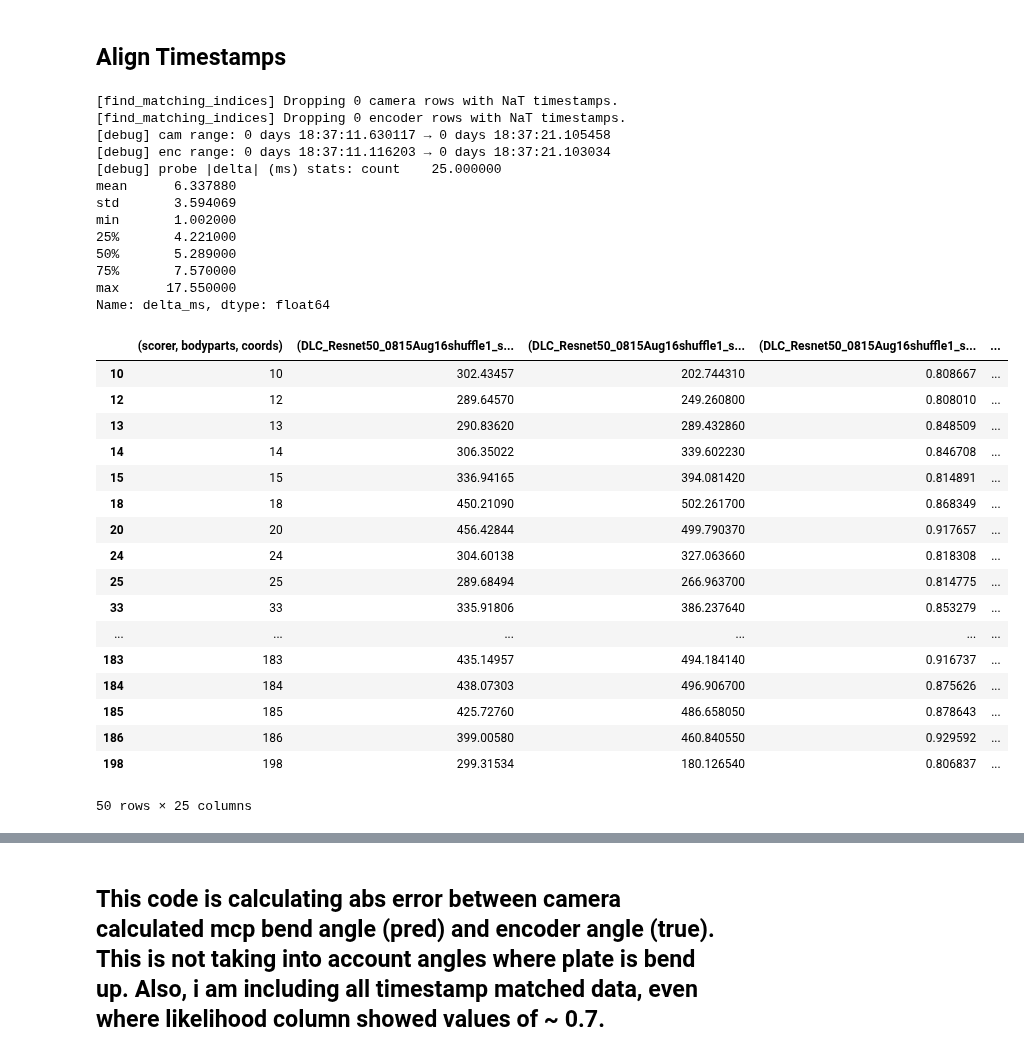
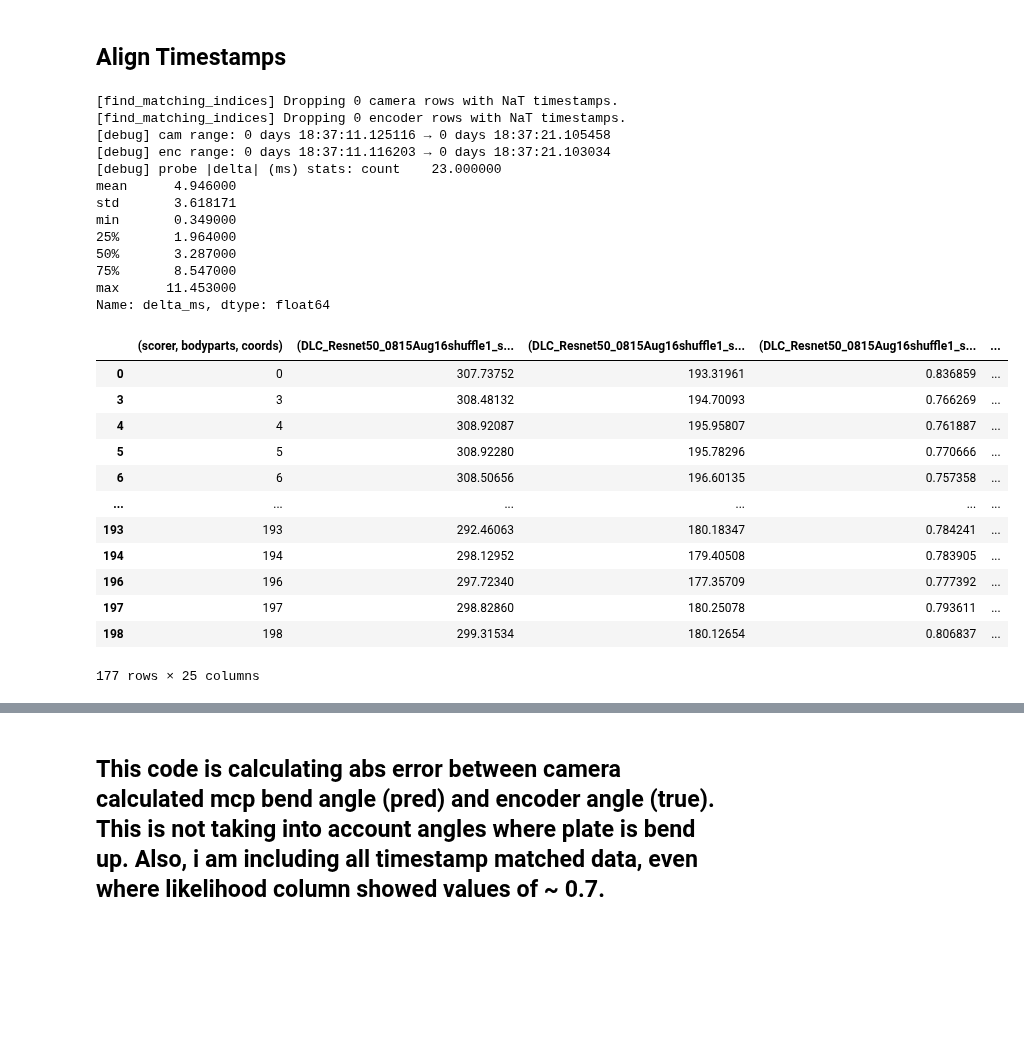
Before and after one commit to neuralengatberkeley/Strain-Sensor-, a Jupyter notebook: Code/analysis/camera_encoder_cal.ipynb, the cells around one changed output, grey strips where cells are left out. Saved outputs shown, nothing was run; the diff lists cells and outputs as text; code cells hidden in the pictures; blank space fills up the shorter version.

```diff
--- a/Code/analysis/camera_encoder_cal.ipynb
+++ b/Code/analysis/camera_encoder_cal.ipynb
@@ -58,15 +56,15 @@ cam.add_dataframe(df_ts)
 # Drop all rows where likelihood is less than threshold
 
 # --- define the likelihood columns you care about ---
-likelihood_cols = [
-    ("DLC_Resnet50_0815Aug16shuffle1_snapshot_010", "PIP", "likelihood"),
-    ("DLC_Resnet50_0815Aug16shuffle1_snapshot_010", "MCP", "likelihood"),
-    ("DLC_Resnet50_0815Aug16shuffle1_snapshot_010", "hand", "likelihood"),
-]
+#likelihood_cols = [
+#    ("DLC_Resnet50_0815Aug16shuffle1_snapshot_010", "PIP", "likelihood"),
+#    ("DLC_Resnet50_0815Aug16shuffle1_snapshot_010", "MCP", "likelihood"),
+#    ("DLC_Resnet50_0815Aug16shuffle1_snapshot_010", "hand", "likelihood"),
+#]
 
 # --- apply filter: keep rows where ALL ≥ 0.82 ---
-mask = (cam.df[likelihood_cols] >= 0.8).all(axis=1)
-cam.df = cam.df[mask].copy()
+#mask = (cam.df[likelihood_cols] >= 0.7).all(axis=1)
+#cam.df = cam.df[mask].copy()
 # %% [markdown]
 ## Bend Angle obtained from Dot Product Formula
 
@@ -87,7 +85,12 @@ pip_pts  = cam.get_points("PIP")
 
 v1_mcp = cam.vector(hand_pts, mcp_pts)  # hand→MCP
 v2_mcp = cam.vector(mcp_pts, pip_pts)   # MCP→PIP
-angles_mcp = cam.angle_from_vectors(v1_mcp, v2_mcp)
+#angles_mcp = cam.angle_from_vectors(v1_mcp, v2_mcp) # old way of calculting angle without projection onto wrist plane
+
+
+
+# angles_mcp_in_wrist_plane now reflects MCP bend measured strictly within the wrist plane.
+# Rows where the wrist plane is ill-defined (nearly collinear or zero vectors) are NaN (plane_ok == False).
 
 # --- Wrist angle ---
 forearm_pts = cam.get_points("forearm")
@@ -98,6 +101,15 @@ v1_wrist = cam.vector(forearm_pts, hand_pts)  # forearm→hand
 v2_wrist = cam.vector(hand_pts, mcp_pts)      # hand→MCP
 angles_wrist = cam.angle_from_vectors(v1_wrist, v2_wrist)
 
+# --- MCP bend, but constrained to the wrist plane ---
+angles_mcp, v1_mcp_proj, v2_mcp_proj, plane_ok = cam.angle_from_vectors_in_plane(
+    v1=v1_mcp,
+    v2=v2_mcp,
+    plane_v1=v1_wrist,
+    plane_v2=v2_wrist,
+    signed=True  # set False if you prefer 0–180°
+)
+
 # --- Add both angles to a copy of the DataFrame ---
 df_out = cam.df.copy()
 df_out[("metric", "mcp_bend_deg", "deg")]   = angles_mcp
@@ -201,57 +204,52 @@ Name: timestamp, Length: 440, dtype: int64
 # %%
 cam.find_matching_indices(
     encoder_df=df_renc,
     cam_time_col=("ts_25183199", "", ""),  # or "ts_25183199"
     enc_time_col="timestamp",
 
     #--------------- set a timestamp difference threshold here ------------------
 
-    tolerance="50ms",     # <-- was 10000; use an explicit window for clarity
+    tolerance="10ms",     # <-- was 10000; use an explicit window for clarity
 
     #--------------- set a timestamp difference threshold here ------------------
 
     direction="nearest",
 )
 
 cam.attach_encoder_using_match(
     encoder_df=df_renc,
     columns=None,
     suffix="_renc",
     keep_time_delta=True,
     drop_unmatched=True,
 )
 # %% [output]
 [find_matching_indices] Dropping 0 camera rows with NaT timestamps.
 [find_matching_indices] Dropping 0 encoder rows with NaT timestamps.
-[debug] cam range: 0 days 18:37:11.630117 → 0 days 18:37:21.105458
+[debug] cam range: 0 days 18:37:11.125116 → 0 days 18:37:21.105458
 [debug] enc range: 0 days 18:37:11.116203 → 0 days 18:37:21.103034
-[debug] probe |delta| (ms) stats: count    25.000000
-mean      6.337880
-std       3.594069
-min       1.002000
-25%       4.221000
-50%       5.289000
-75%       7.570000
-max      17.550000
+[debug] probe |delta| (ms) stats: count    23.000000
+mean      4.946000
+std       3.618171
+min       0.349000
+25%       1.964000
+50%       3.287000
+75%       8.547000
+max      11.453000
 Name: delta_ms, dtype: float64
 |  | (scorer, bodyparts, coords) | (DLC_Resnet50_0815Aug16shuffle1_s... | (DLC_Resnet50_0815Aug16shuffle1_s... | (DLC_Resnet50_0815Aug16shuffle1_s... | ... |
-| 10 | 10 | 302.43457 | 202.744310 | 0.808667 | ... |
-| 12 | 12 | 289.64570 | 249.260800 | 0.808010 | ... |
-| 13 | 13 | 290.83620 | 289.432860 | 0.848509 | ... |
-| 14 | 14 | 306.35022 | 339.602230 | 0.846708 | ... |
-| 15 | 15 | 336.94165 | 394.081420 | 0.814891 | ... |
-| 18 | 18 | 450.21090 | 502.261700 | 0.868349 | ... |
-| 20 | 20 | 456.42844 | 499.790370 | 0.917657 | ... |
-| 24 | 24 | 304.60138 | 327.063660 | 0.818308 | ... |
-| 25 | 25 | 289.68494 | 266.963700 | 0.814775 | ... |
-| 33 | 33 | 335.91806 | 386.237640 | 0.853279 | ... |
+| 0 | 0 | 307.73752 | 193.31961 | 0.836859 | ... |
+| 3 | 3 | 308.48132 | 194.70093 | 0.766269 | ... |
+| 4 | 4 | 308.92087 | 195.95807 | 0.761887 | ... |
+| 5 | 5 | 308.92280 | 195.78296 | 0.770666 | ... |
+| 6 | 6 | 308.50656 | 196.60135 | 0.757358 | ... |
 | ... | ... | ... | ... | ... | ... |
-| 183 | 183 | 435.14957 | 494.184140 | 0.916737 | ... |
-| 184 | 184 | 438.07303 | 496.906700 | 0.875626 | ... |
-| 185 | 185 | 425.72760 | 486.658050 | 0.878643 | ... |
-| 186 | 186 | 399.00580 | 460.840550 | 0.929592 | ... |
-| 198 | 198 | 299.31534 | 180.126540 | 0.806837 | ... |
+| 193 | 193 | 292.46063 | 180.18347 | 0.784241 | ... |
+| 194 | 194 | 298.12952 | 179.40508 | 0.783905 | ... |
+| 196 | 196 | 297.72340 | 177.35709 | 0.777392 | ... |
+| 197 | 197 | 298.82860 | 180.25078 | 0.793611 | ... |
+| 198 | 198 | 299.31534 | 180.12654 | 0.806837 | ... |
-50 rows × 25 columns
+177 rows × 25 columns
 # %%
 # Create a smaller dataframe keeping only columns for following:
 
```
Also changed, not shown: parts of 10 cells of this notebook, 5 other files.
